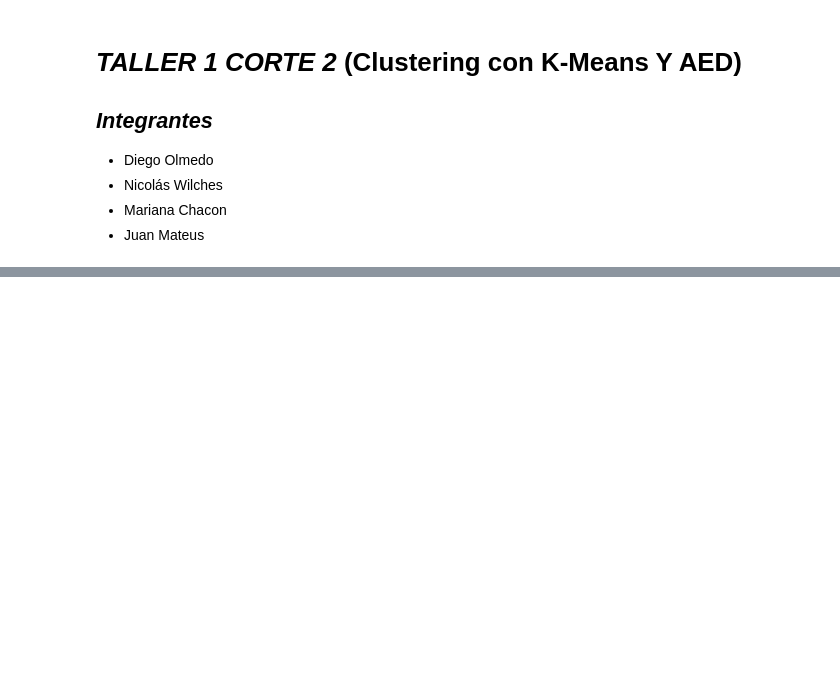
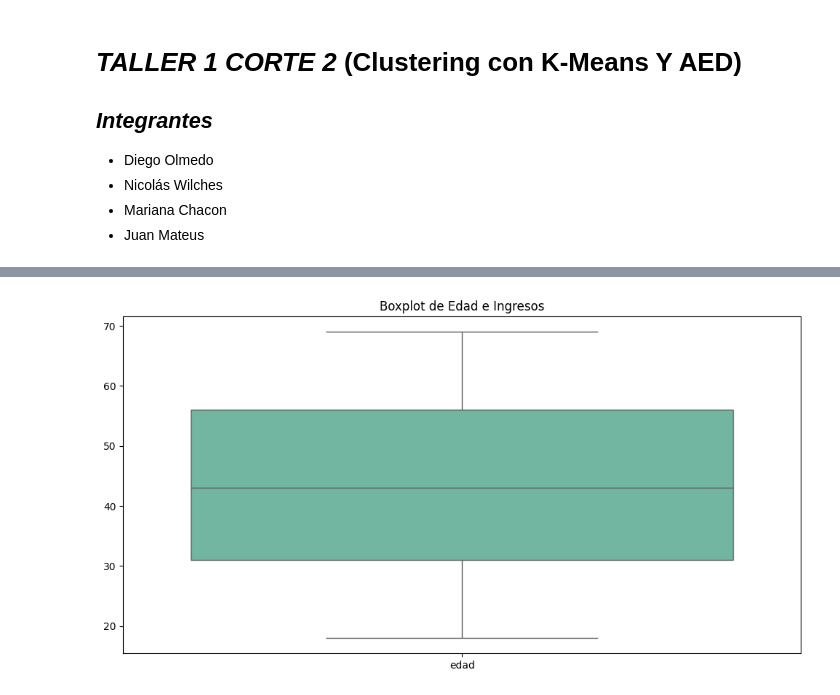
Before and after one commit to juanpablo130502/TallerDatasetTitanic_BI, a Jupyter notebook: Taller1_corte2.ipynb, the cells around one changed output, grey strips where cells are left out. Cells and saved outputs as stored; diff of their text form; code cells hidden in the pictures; blank space fills up the shorter version.

```diff
--- a/Taller1_corte2.ipynb
+++ b/Taller1_corte2.ipynb
@@ -40,0 +122,7 @@ None
+# %%
+plt.figure(figsize=(12, 6))
+sns.boxplot(data=df[['edad']], palette="Set2")
+plt.title("Boxplot de Edad e Ingresos")
+plt.show()
+# %% [output]
+[figure, added]
```
Also changed, not shown: parts of 16 cells of this notebook.
